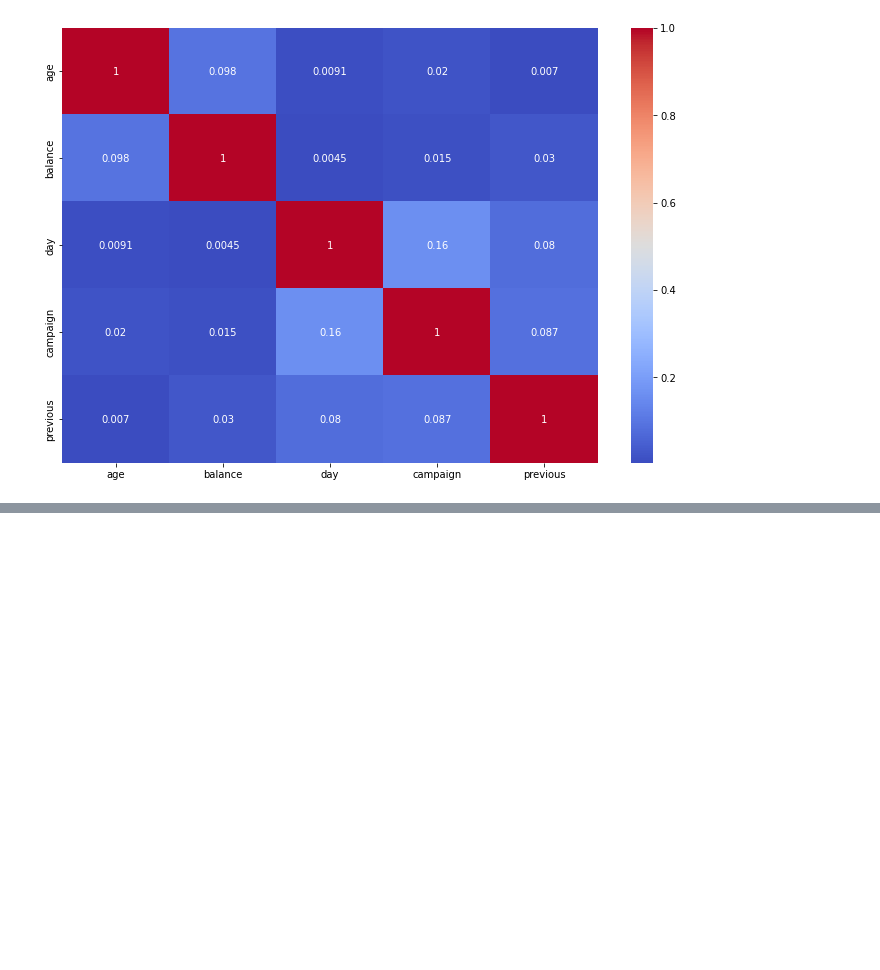
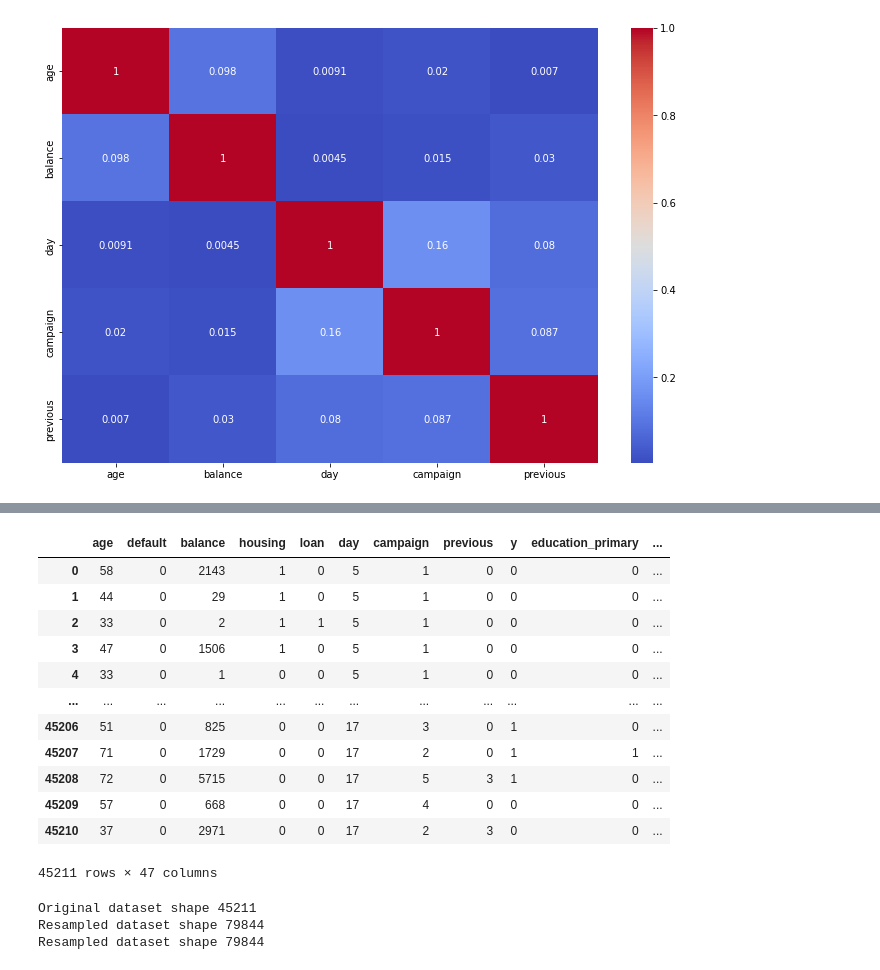
Before and after one commit to AnnayanB/SupervisedML_BankMarketingCampaigns, a Jupyter notebook: Bank_Marketing_Effectiveness_Prediction_Capstone_Project.ipynb, the cells around one changed output, grey strips where cells are left out. Drawn from its saved outputs; the diff is of its cells as text; code cells hidden in the pictures; blank space fills up the shorter version.

```diff
--- a/Bank_Marketing_Effectiveness_Prediction_Capstone_Project.ipynb
+++ b/Bank_Marketing_Effectiveness_Prediction_Capstone_Project.ipynb
@@ -451,3 +456,5 @@ sns.heatmap(abs(correlation), annot=True, cmap='coolwarm')
 # %% [output]
 <matplotlib.axes._subplots.AxesSubplot at 0x...>
 [figure]
+# %%
+df1 = df.copy()
@@ -453,0 +470,6 @@ sns.heatmap(abs(correlation), annot=True, cmap='coolwarm')
+# %%
+#changing into boolean
+df1['default'].replace({'yes':1,'no':0}, inplace=True)
+df1['loan'].replace({'yes':1,'no':0}, inplace=True)
+df1['housing'].replace({'yes':1,'no':0}, inplace=True)
+df1['y'].replace({'yes':1,'no':0}, inplace=True)
@@ -453,0 +485,20 @@ sns.heatmap(abs(correlation), annot=True, cmap='coolwarm')
+# %%
+# One hot encoding
+df1 = pd.get_dummies(df1, columns=["education", "marital","job","contact","poutcome","month"])
+# %%
+pd.set_option('display.max_columns',47 )
+df1
+# %% [output]
+|  | age | default | balance | housing | loan | day | campaign | previous | y | education_primary | ... |
+| 0 | 58 | 0 | 2143 | 1 | 0 | 5 | 1 | 0 | 0 | 0 | ... |
+| 1 | 44 | 0 | 29 | 1 | 0 | 5 | 1 | 0 | 0 | 0 | ... |
+| 2 | 33 | 0 | 2 | 1 | 1 | 5 | 1 | 0 | 0 | 0 | ... |
+| 3 | 47 | 0 | 1506 | 1 | 0 | 5 | 1 | 0 | 0 | 0 | ... |
+| 4 | 33 | 0 | 1 | 0 | 0 | 5 | 1 | 0 | 0 | 0 | ... |
+| ... | ... | ... | ... | ... | ... | ... | ... | ... | ... | ... | ... |
+| 45206 | 51 | 0 | 825 | 0 | 0 | 17 | 3 | 0 | 1 | 0 | ... |
+| 45207 | 71 | 0 | 1729 | 0 | 0 | 17 | 2 | 0 | 1 | 1 | ... |
+| 45208 | 72 | 0 | 5715 | 0 | 0 | 17 | 5 | 3 | 1 | 0 | ... |
+| 45209 | 57 | 0 | 668 | 0 | 0 | 17 | 4 | 0 | 0 | 0 | ... |
+| 45210 | 37 | 0 | 2971 | 0 | 0 | 17 | 2 | 3 | 0 | 0 | ... |
+45211 rows × 47 columns
@@ -453,0 +511,15 @@ sns.heatmap(abs(correlation), annot=True, cmap='coolwarm')
+# %%
+from imblearn.over_sampling import SMOTE
+
+smote = SMOTE()
+
+# fit predictor and target variable
+x_smote, y_smote = smote.fit_resample(df1.iloc[:,0:-1], df3['y'])
+
+print('Original dataset shape', len(df1))
+print('Resampled dataset shape', len(y_smote))
+print('Resampled dataset shape', len(x_smote))
+# %% [output]
+Original dataset shape 45211
+Resampled dataset shape 79844
+Resampled dataset shape 79844
```
Also changed, not shown: parts of 25 cells of this notebook.
